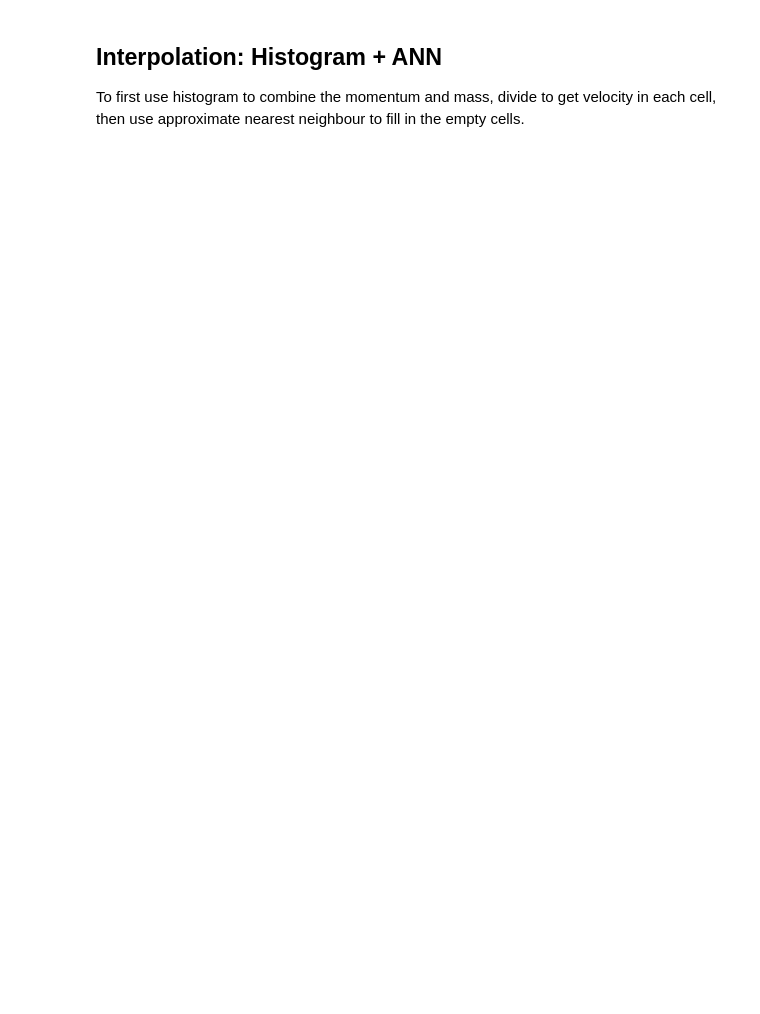
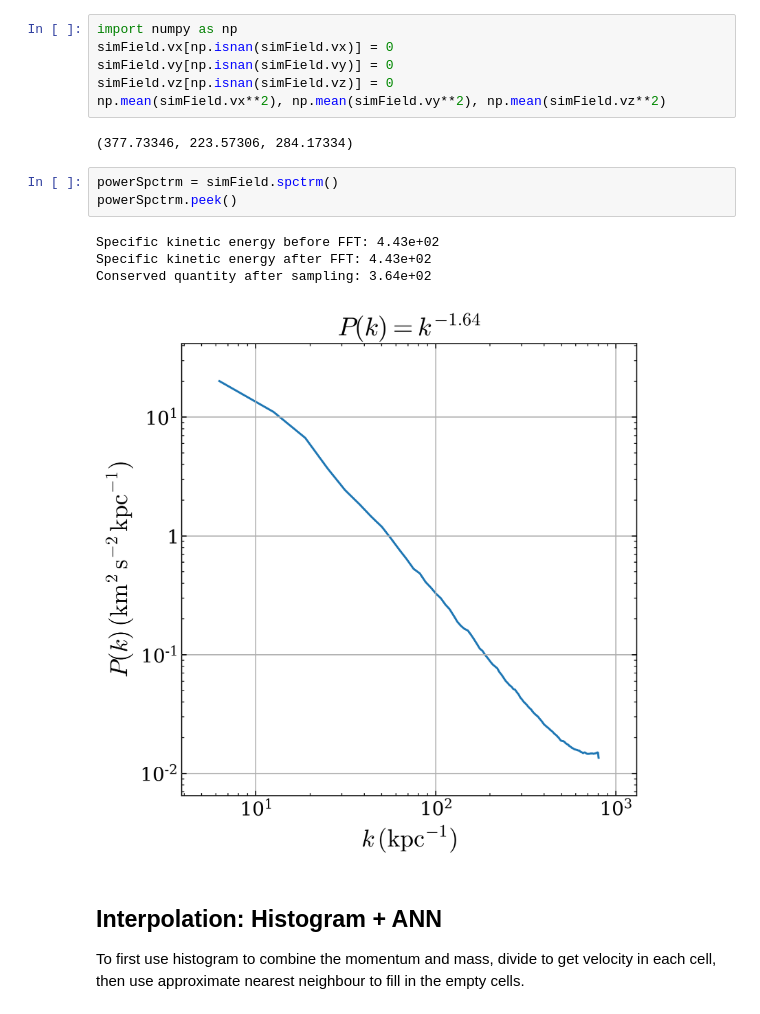
Before and after one commit to YujieH3/large-velocity-power-spectrum, a Jupyter notebook: debug_histoANN.ipynb, the cells around one changed output. Drawn from its saved outputs; the diff is of its cells as text; blank space fills up the shorter version.

Commit message:
Calculate velocity power spectrum with new ANN interpolation.

```diff
--- a/debug_histoANN.ipynb
+++ b/debug_histoANN.ipynb
@@ -42,3 +45,19 @@ plt.show()
+# %%
+import numpy as np
+simField.vx[np.isnan(simField.vx)] = 0
+simField.vy[np.isnan(simField.vy)] = 0
+simField.vz[np.isnan(simField.vz)] = 0
+np.mean(simField.vx**2), np.mean(simField.vy**2), np.mean(simField.vz**2)
+# %% [output]
+(377.73346, 223.57306, 284.17334)
+# %%
+powerSpctrm = simField.spctrm()
+powerSpctrm.peek()
+# %% [output]
+Specific kinetic energy before FFT: 4.43e+02
+Specific kinetic energy after FFT: 4.43e+02
+Conserved quantity after sampling: 3.64e+02
+[figure, added]
 # %% [markdown]
 ## Interpolation: Histogram + ANN
 To first use histogram to combine the momentum and mass, divide to get velocity in each cell, then use approximate nearest neighbour to fill in the empty cells.
```
Also changed, not shown: parts of 9 cells of this notebook.
